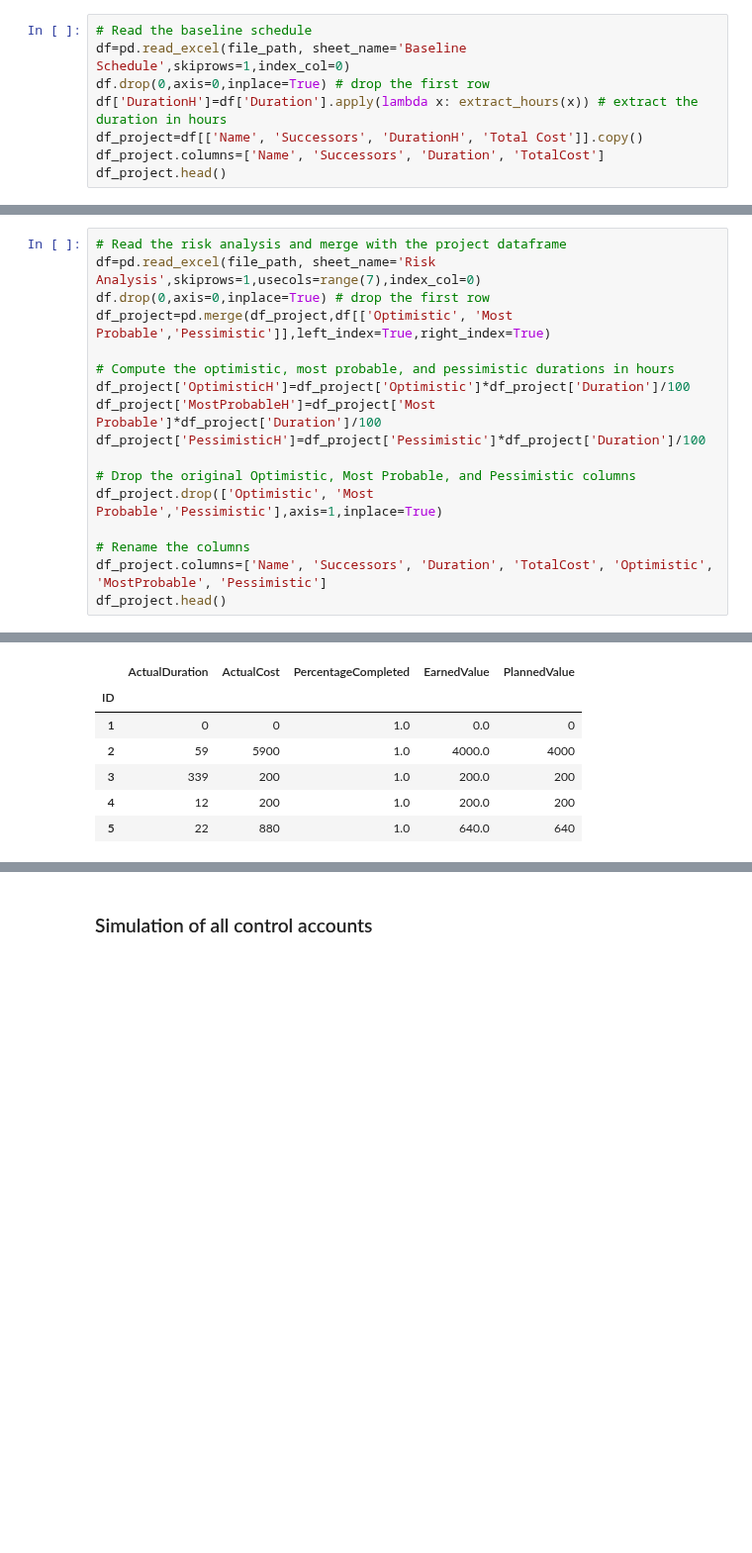
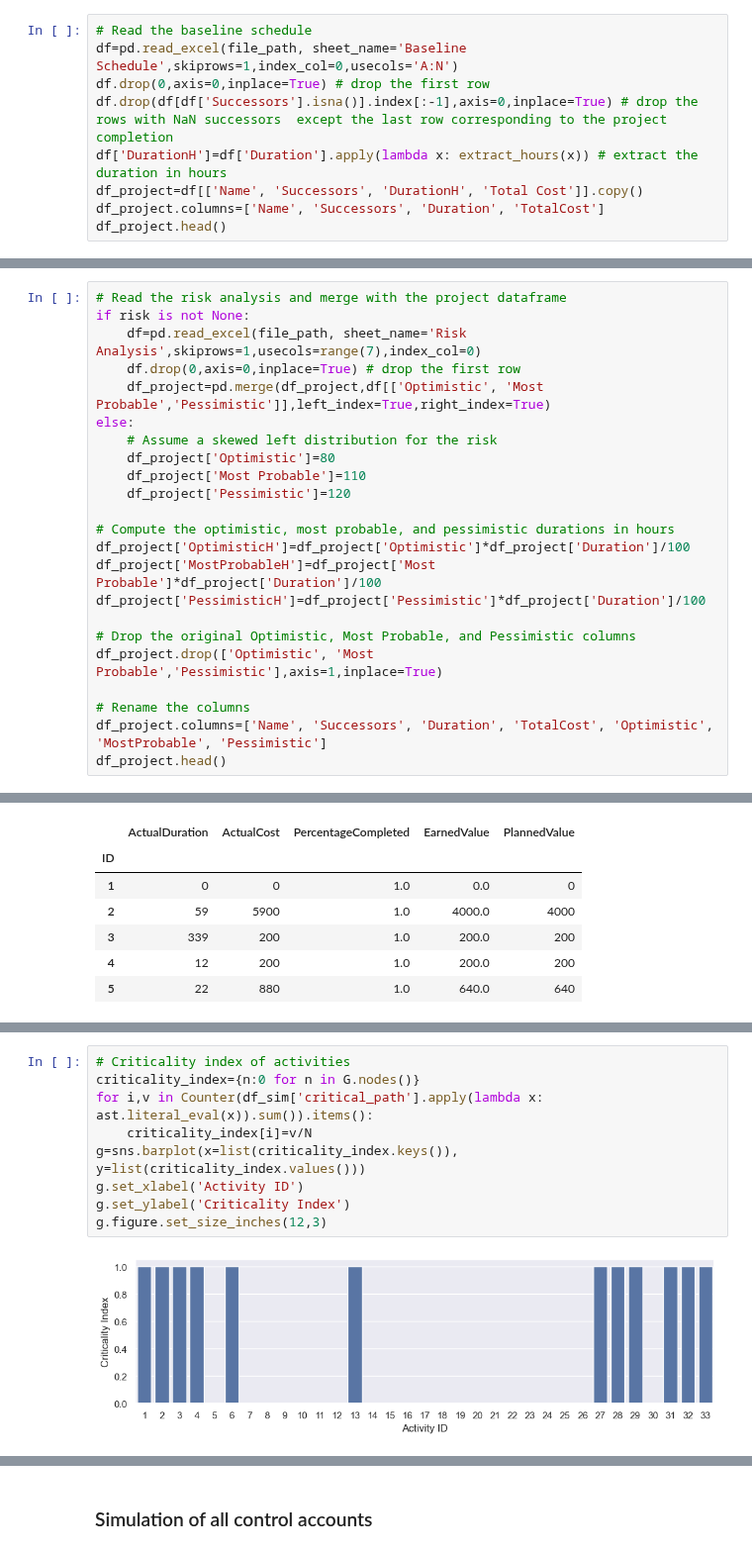
Before and after one commit to jismartin/counterEVM, a Jupyter notebook: christmas_market_analysis.ipynb, the cells around one changed output, grey strips where cells are left out. Shown at 99% size. Cells and saved outputs as stored; diff of their text form; blank space fills up the shorter version.

```diff
--- a/christmas_market_analysis.ipynb
+++ b/christmas_market_analysis.ipynb
@@ -18,7 +23,8 @@ file_path='dataset/C2018-13 Christmas market.xlsx'
 # %%
 # Read the baseline schedule
-df=pd.read_excel(file_path, sheet_name='Baseline Schedule',skiprows=1,index_col=0)
+df=pd.read_excel(file_path, sheet_name='Baseline Schedule',skiprows=1,index_col=0,usecols='A:N')
 df.drop(0,axis=0,inplace=True) # drop the first row
+df.drop(df[df['Successors'].isna()].index[:-1],axis=0,inplace=True) # drop the rows with NaN successors  except the last row corresponding to the project completion
 df['DurationH']=df['Duration'].apply(lambda x: extract_hours(x)) # extract the duration in hours
 df_project=df[['Name', 'Successors', 'DurationH', 'Total Cost']].copy()
 df_project.columns=['Name', 'Successors', 'Duration', 'TotalCost']
@@ -33,9 +39,15 @@ df_project.head()
 | 5 | Creation of a safety plan | FS9 | 16 | 640 |
 # %%
 # Read the risk analysis and merge with the project dataframe
-df=pd.read_excel(file_path, sheet_name='Risk Analysis',skiprows=1,usecols=range(7),index_col=0)
-df.drop(0,axis=0,inplace=True) # drop the first row
-df_project=pd.merge(df_project,df[['Optimistic', 'Most Probable','Pessimistic']],left_index=True,right_index=True)
+if risk is not None:
+    df=pd.read_excel(file_path, sheet_name='Risk Analysis',skiprows=1,usecols=range(7),index_col=0)
+    df.drop(0,axis=0,inplace=True) # drop the first row
+    df_project=pd.merge(df_project,df[['Optimistic', 'Most Probable','Pessimistic']],left_index=True,right_index=True)
+else:
+    # Assume a skewed left distribution for the risk
+    df_project['Optimistic']=80
+    df_project['Most Probable']=110
+    df_project['Pessimistic']=120
 
 # Compute the optimistic, most probable, and pessimistic durations in hours
 df_project['OptimisticH']=df_project['Optimistic']*df_project['Duration']/100
@@ -172,0 +213,11 @@ df_sim=pd.read_csv('./data/simulation_christmas_market_test0.csv')
+# %%
+# Criticality index of activities
+criticality_index={n:0 for n in G.nodes()}
+for i,v in Counter(df_sim['critical_path'].apply(lambda x: ast.literal_eval(x)).sum()).items():
+    criticality_index[i]=v/N
+g=sns.barplot(x=list(criticality_index.keys()), y=list(criticality_index.values()))
+g.set_xlabel('Activity ID')
+g.set_ylabel('Criticality Index')
+g.figure.set_size_inches(12,3)
+# %% [output]
+[figure, added]
```
Also changed, not shown: parts of 16 cells of this notebook, 45 other files.
